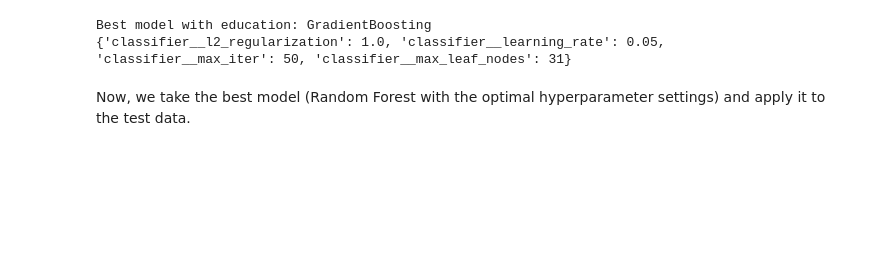
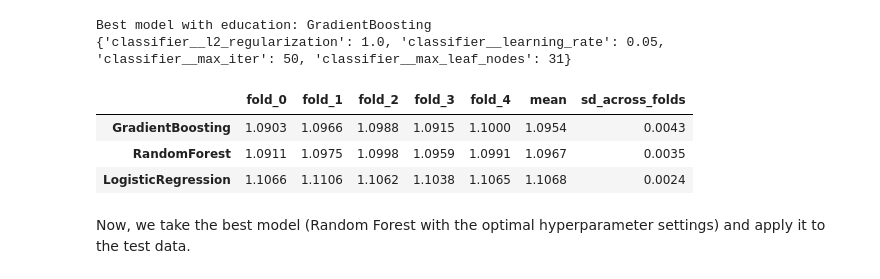
Before and after one commit to CentroFuturoCiudades/informal-jobs-model, a Jupyter notebook: notebooks/04_impute_economic_sector.ipynb, the cells around one changed output. Saved outputs shown, nothing was run; the diff lists cells and outputs as text; code cells hidden in the pictures; blank space fills up the shorter version.

```diff
--- a/notebooks/04_impute_economic_sector.ipynb
+++ b/notebooks/04_impute_economic_sector.ipynb
@@ -318,6 +318,15 @@ print(with_education_summary.loc[with_education_summary["model"] == with_educati
 # %% [output]
 Best model with education: GradientBoosting
 {'classifier__l2_regularization': 1.0, 'classifier__learning_rate': 0.05, 'classifier__max_iter': 50, 'classifier__max_leaf_nodes': 31}
+# %%
+# Per-fold log losses of the selected configuration of each family (same household folds; the sd across folds is
+# fold-to-fold variability, not a standard error of the mean)
+src.fold_table(with_education_summary).round(4)
+# %% [output]
+|  | fold_0 | fold_1 | fold_2 | fold_3 | fold_4 | mean | sd_across_folds |
+| GradientBoosting | 1.0903 | 1.0966 | 1.0988 | 1.0915 | 1.1000 | 1.0954 | 0.0043 |
+| RandomForest | 1.0911 | 1.0975 | 1.0998 | 1.0959 | 1.0991 | 1.0967 | 0.0035 |
+| LogisticRegression | 1.1066 | 1.1106 | 1.1062 | 1.1038 | 1.1065 | 1.1068 | 0.0024 |
 # %% [markdown]
 Now, we take the best model (Random Forest with the optimal hyperparameter settings) and apply it to the test data.
 # %%
```
Also changed, not shown: parts of 3 cells of this notebook, 16 other files.
